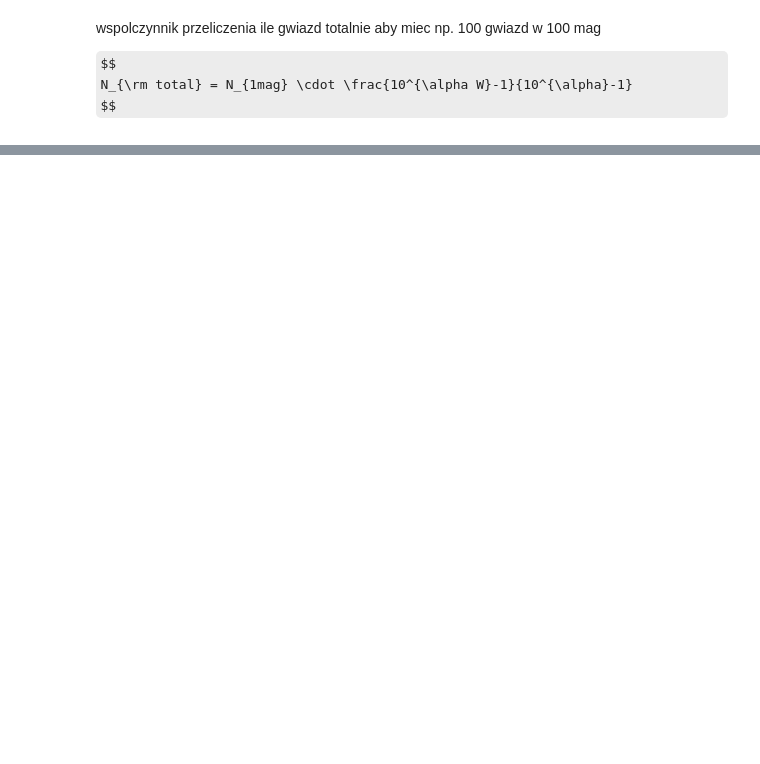
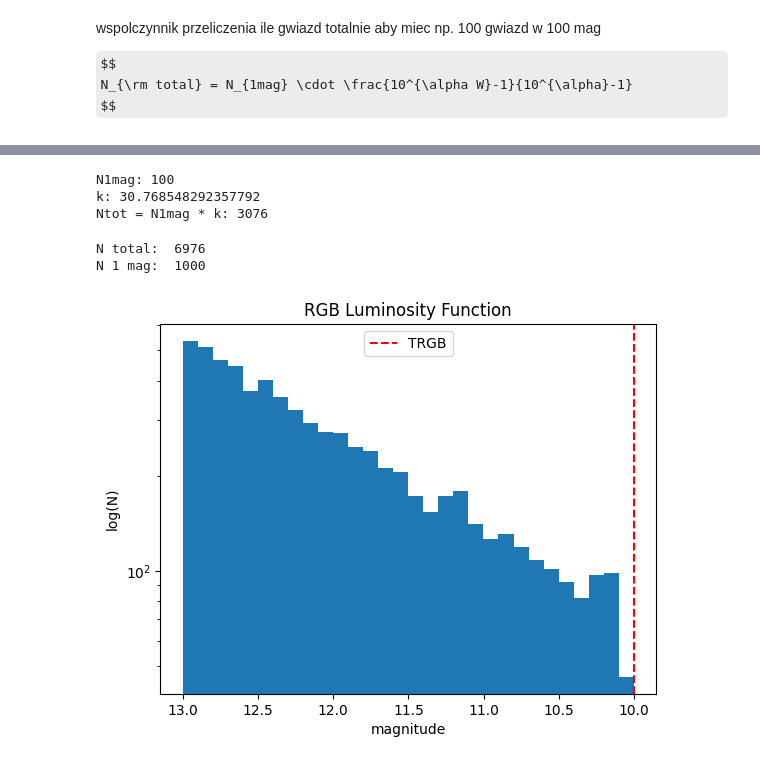
Before and after one commit to astromg/mglab, a Jupyter notebook: trgb/lf.ipynb, the cells around one changed output, grey strips where cells are left out. Saved outputs shown, nothing was run; the diff lists cells and outputs as text; code cells hidden in the pictures; some formulas as TeX source; blank space fills up the shorter version.

Commit message:
trgb

```diff
--- a/trgb/lf.ipynb
+++ b/trgb/lf.ipynb
@@ -52,3 +43,0 @@ def rgb_lf(m_trgb, alpha=0.3, m_range=5.0, N_stars = 1000):
-# %%
-m = rgb_lf(10,alpha=0.3, m_range=5.0, N_stars = 1000)
-print(len(m),min(m),max(m))
@@ -137,9 +49,0 @@ def _add_rgb(m, m_trgb=10, alpha=0.3, m_range=5.0, N_1mag=1000):
-# %%
-m_trgb = 10
-m = rgb_1mag(m_trgb, alpha=0.3, m_range=5.0, N_1mag = 100)
-print("N total: ", len(m))
-m = np.array(m)
-maska = m < 11
-m1 = m[maska]
-print("N 1 mag: ", len(m1))
-m_old = m
@@ -168,8 +49,0 @@ def rgb_lf(m_trgb, alpha=0.3, m_range=5.0, N_stars = 1000, N_1mag=None):
-# %%
-m_trgb = 10
-m = rgb_lf(m_trgb, alpha=0.3, m_range=5.0, N_1mag = 100)
-print("N total: ", len(m))
-m = np.array(m)
-maska = m < 11
-m1 = m[maska]
-print("N 1 mag: ", len(m1))
@@ -809,0 +88,12 @@ plt.show()
+# %%
+N1mag = 100
+k = k1mag(alpha=0.3,m_range=5.0)
+N_tot = int(N1mag * k)
+
+print(f'N1mag: {N1mag}')
+print(f'k: {k}')
+print(f'Ntot = N1mag * k: {N_tot}')
+# %% [output]
+N1mag: 100
+k: 30.768548292357792
+Ntot = N1mag * k: 3076
@@ -809,0 +199,26 @@ plt.show()
+# %%
+m_trgb = 10
+m = rgb_lf(m_trgb, alpha=0.3, m_range=3.0, N_1mag = 1000, seed=seed)
+print("N total: ", len(m))
+m = np.array(m)
+maska = m < 11
+m1 = m[maska]
+print("N 1 mag: ", len(m1))
+
+plt.figure()
+
+plt.hist(m, bins=30, histtype='bar')
+# 'bar', 'barstacked', 'step', 'stepfilled'
+plt.axvline(m_trgb, color='red', linestyle='--', label='TRGB')
+plt.yscale('log')
+plt.gca().invert_xaxis()
+plt.xlabel("magnitude")
+plt.ylabel("log(N)")
+plt.title("RGB Luminosity Function")
+plt.legend()
+
+plt.show()
+# %% [output]
+N total:  6976
+N 1 mag:  1000
+[figure, added]
```
Also changed, not shown: parts of 41 cells of this notebook, 9 other files.
